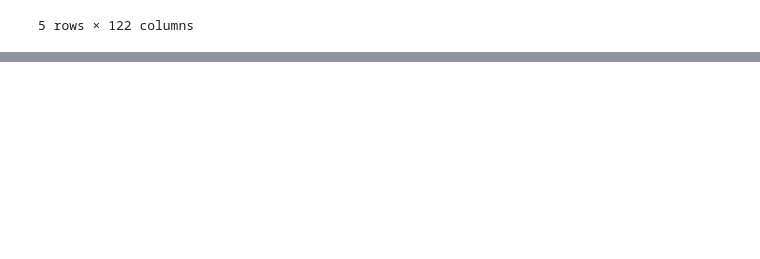
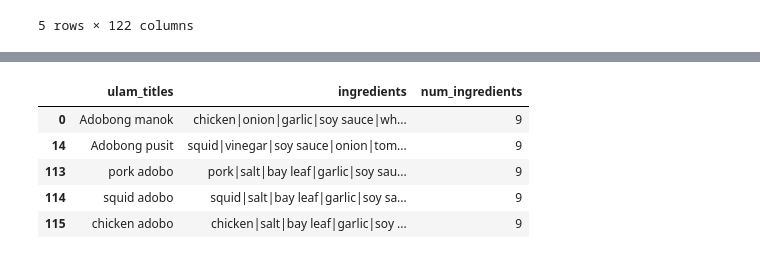
Before and after one commit to fvea/recipe-recommender-system, a Jupyter notebook: ulam_recommendation_system_eda_modeling.ipynb, the cells around one changed output, grey strips where cells are left out. Drawn from its saved outputs; the diff is of its cells as text; code cells hidden in the pictures; blank space fills up the shorter version.

Commit message:
additional data cleaning and modeling added

```diff
--- a/ulam_recommendation_system_eda_modeling.ipynb
+++ b/ulam_recommendation_system_eda_modeling.ipynb
@@ -309,0 +305,29 @@ cv.get_feature_names()
+# %%
+def get_ulam_variants(ulam):
+
+    ulam_ingredients_set = set(ulam.ingredients.split('|'))
+    meat_variants = common_meat_ingredients.intersection(ulam_ingredients_set)
+
+    ulam_titles = []
+    ulam_ingredients = []
+    num_ingredients = []
+    for variant in meat_variants:
+        ulam_title = f'{variant.lower()} {ulam.ulam_titles.lower()}'
+        ingredients = list(meat_variants.symmetric_difference(ulam_ingredients_set))
+        ingredients.insert(0, variant)
+        ulam_titles.append(ulam_title)
+        ulam_ingredients.append('|'.join(ingredients))
+        num_ingredients.append(len(ingredients))
+
+
+    return pd.DataFrame({'ulam_titles': ulam_titles,
+                         'ingredients': ulam_ingredients,
+                         'num_ingredients': num_ingredients})
+# %%
+for i in range(ulam_with_meat_variants.shape[0]):
+    idx = int(ulam_with_meat_variants.iloc[i].name)
+    ulam = ulam_with_meat_variants.iloc[i]
+    ulam_variants_df = get_ulam_variants(ulam)
+    ulam_df.drop(idx, inplace=True)
+    ulam_df = pd.concat([ulam_df, ulam_variants_df])
+ulam_df.reset_index(drop=True, inplace=True)
@@ -309,0 +354,13 @@ cv.get_feature_names()
+# %%
+def similar_to(ulam):
+    return ulam_df.ulam_titles.apply(lambda title: ulam.lower() in title.lower())
+
+# check records similar to adobo
+ulam_df[similar_to('adobo')]
+# %% [output]
+|  | ulam_titles | ingredients | num_ingredients |
+| 0 | Adobong manok | chicken|onion|garlic|soy sauce|wh... | 9 |
+| 14 | Adobong pusit | squid|vinegar|soy sauce|onion|tom... | 9 |
+| 113 | pork adobo | pork|salt|bay leaf|garlic|soy sau... | 9 |
+| 114 | squid adobo | squid|salt|bay leaf|garlic|soy sa... | 9 |
+| 115 | chicken adobo | chicken|salt|bay leaf|garlic|soy ... | 9 |
```
Also changed, not shown: parts of 35 cells of this notebook.
